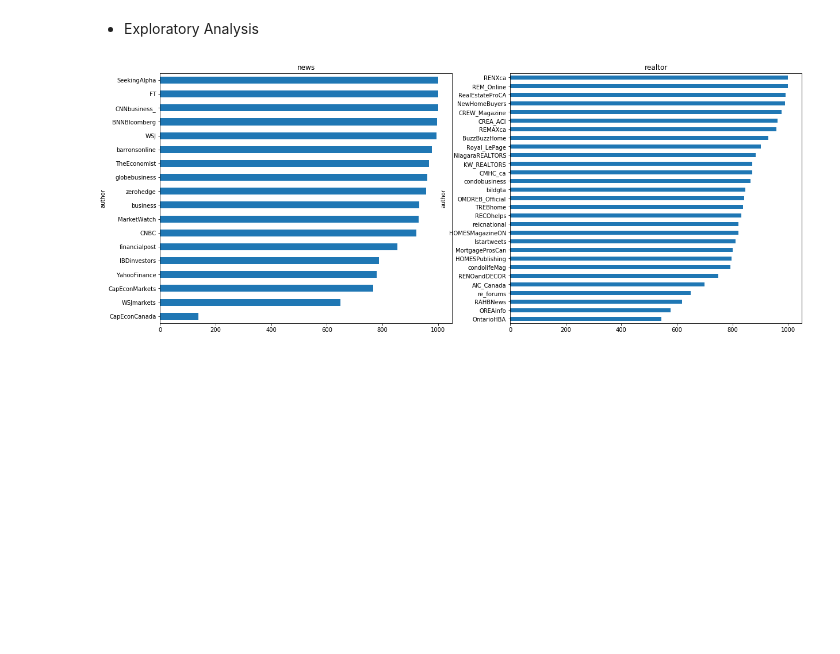
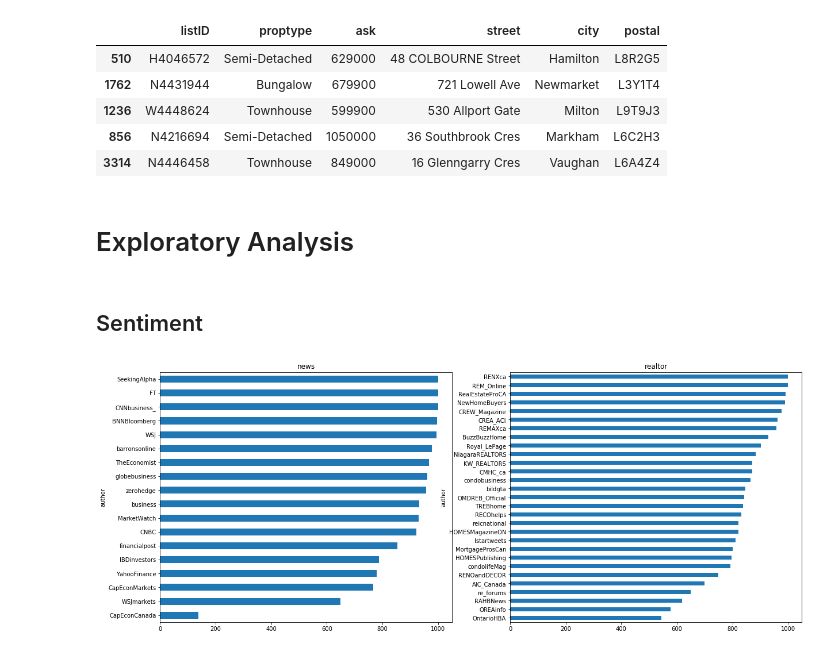
Before and after one commit to maoyuanli/gtahouse, a Jupyter notebook: sentrendus_report.ipynb, the cells around one changed output. Saved outputs shown, nothing was run; the diff lists cells and outputs as text; code cells hidden in the pictures; blank space fills up the shorter version.

```diff
--- a/sentrendus_report.ipynb
+++ b/sentrendus_report.ipynb
@@ -63,5 +107,32 @@ searched = df[df['type'] == 'search']
+# %%
+# spin out postal code
+df_p['postal'] = df_p['address'].apply(lambda a: get_postal(a))
+# %%
+# clean city name ('Richmond%20Hill')
+df_p['city'] = df_p['city'].apply(lambda c:c.replace('%20',' '))
+# %%
+# spin street address out of original raw format
+def spin_address(df,col1,col2):
+    df['bind'] = df[[col1,col2]].apply(tuple,axis=1)
+    df['street'] = df['bind'].apply(lambda t: t[0].split(t[1])[0])
+    new_df = df[['listID','proptype','ask','street','city','postal']]
+    return new_df
+# %%
+df_p = spin_address(df_p,'address','city')
+# %%
+# web df after cleaning
+df_p.sample(5)
+# %% [output]
+|  | listID | proptype | ask | street | city | postal |
+| 510 | H4046572 | Semi-Detached | 629000 | 48 COLBOURNE Street | Hamilton | L8R2G5 |
+| 1762 | N4431944 | Bungalow | 679900 | 721 Lowell Ave | Newmarket | L3Y1T4 |
+| 1236 | W4448624 | Townhouse | 599900 | 530 Allport Gate | Milton | L9T9J3 |
+| 856 | N4216694 | Semi-Detached | 1050000 | 36 Southbrook Cres | Markham | L6C2H3 |
+| 3314 | N4446458 | Townhouse | 849000 | 16 Glenngarry Cres | Vaughan | L6A4Z4 |
 # %% [markdown]
-* Exploratory Analysis
+# Exploratory Analysis
+# %% [markdown]
+## Sentiment
 # %%
 # count the number of tweets collected from each news outlet
 cntfig = plt.figure(figsize=(20,8))
```
Also changed, not shown: parts of 18 cells of this notebook, 8 other files.
